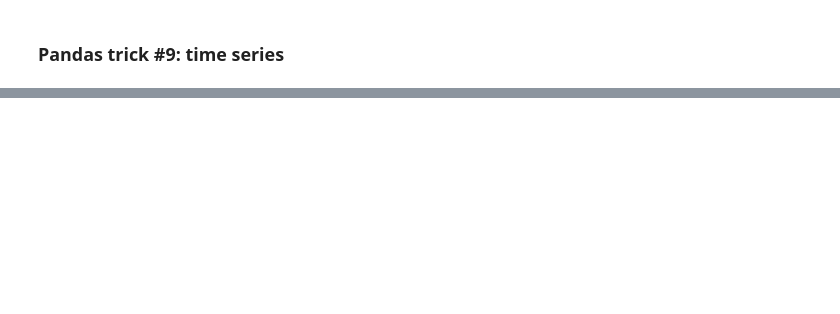
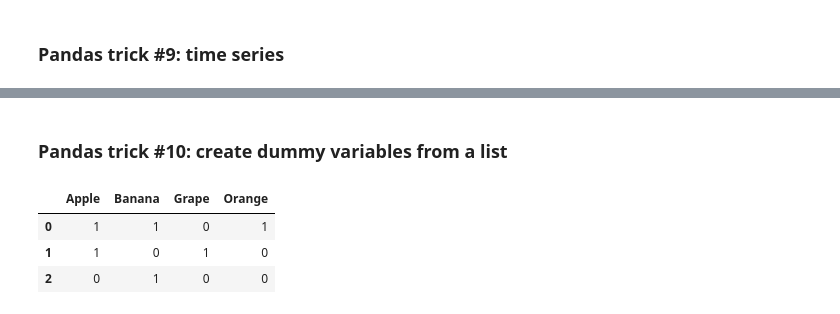
Before and after one commit to hmzhan/python-tricks, a Jupyter notebook: pandas-tricks.ipynb, the cells around one changed output, grey strips where cells are left out. Cells and saved outputs as stored; diff of their text form; code cells hidden in the pictures; blank space fills up the shorter version.

```diff
--- a/pandas-tricks.ipynb
+++ b/pandas-tricks.ipynb
@@ -264,0 +513,17 @@ d
+# %% [markdown]
+### Pandas trick #10: create dummy variables from a list
+# %%
+d = {
+    "col1": ["A", "B", "C"],
+    "col2": [33, 2.5, 42],
+    "col3": [["Apple", "Orange", "Banana"], ["Apple", "Grape"], ["Banana"]]
+}
+
+import pandas as pd
+df = pd.DataFrame(d)
+df.pop("col3").str.join("|").str.get_dummies()
+# %% [output]
+|  | Apple | Banana | Grape | Orange |
+| 0 | 1 | 1 | 0 | 1 |
+| 1 | 1 | 0 | 1 | 0 |
+| 2 | 0 | 1 | 0 | 0 |
```
Also changed, not shown: parts of 25 cells of this notebook.
